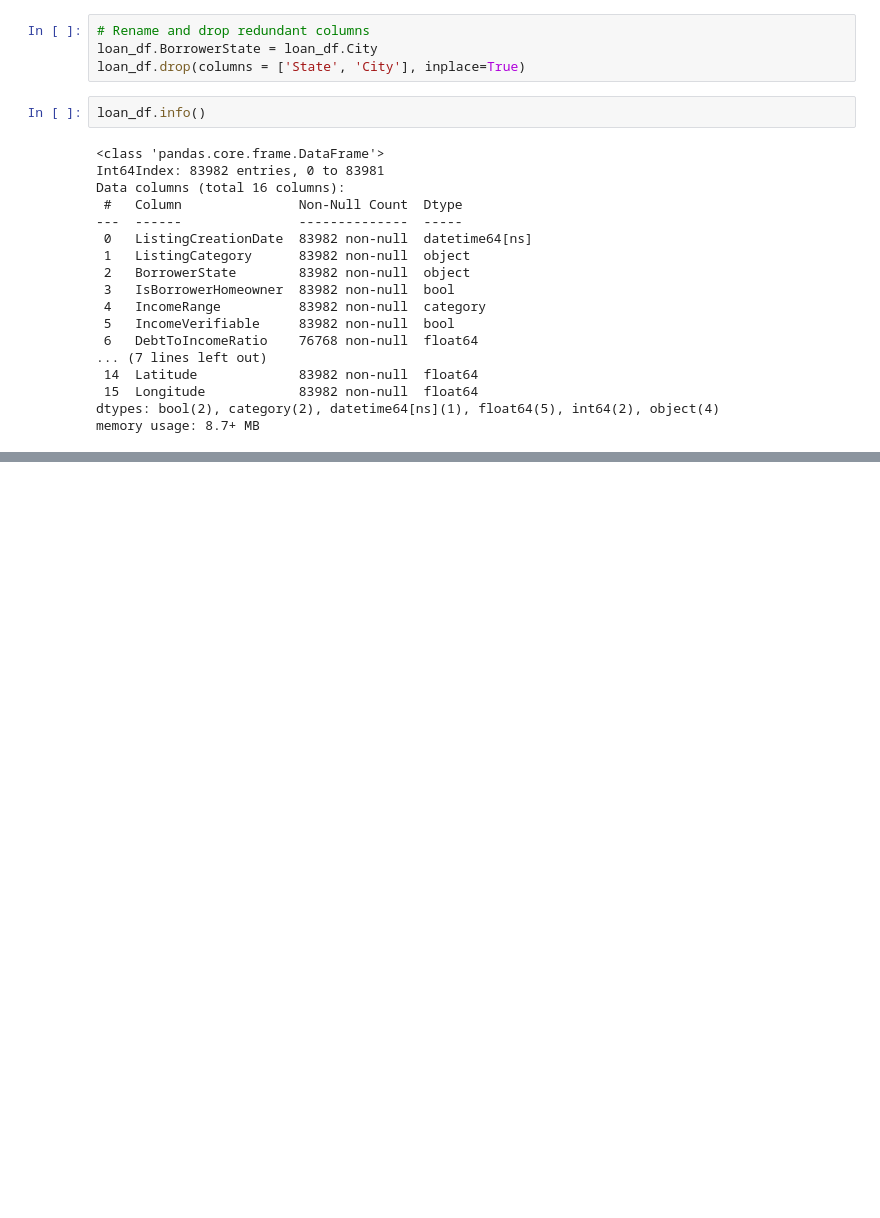
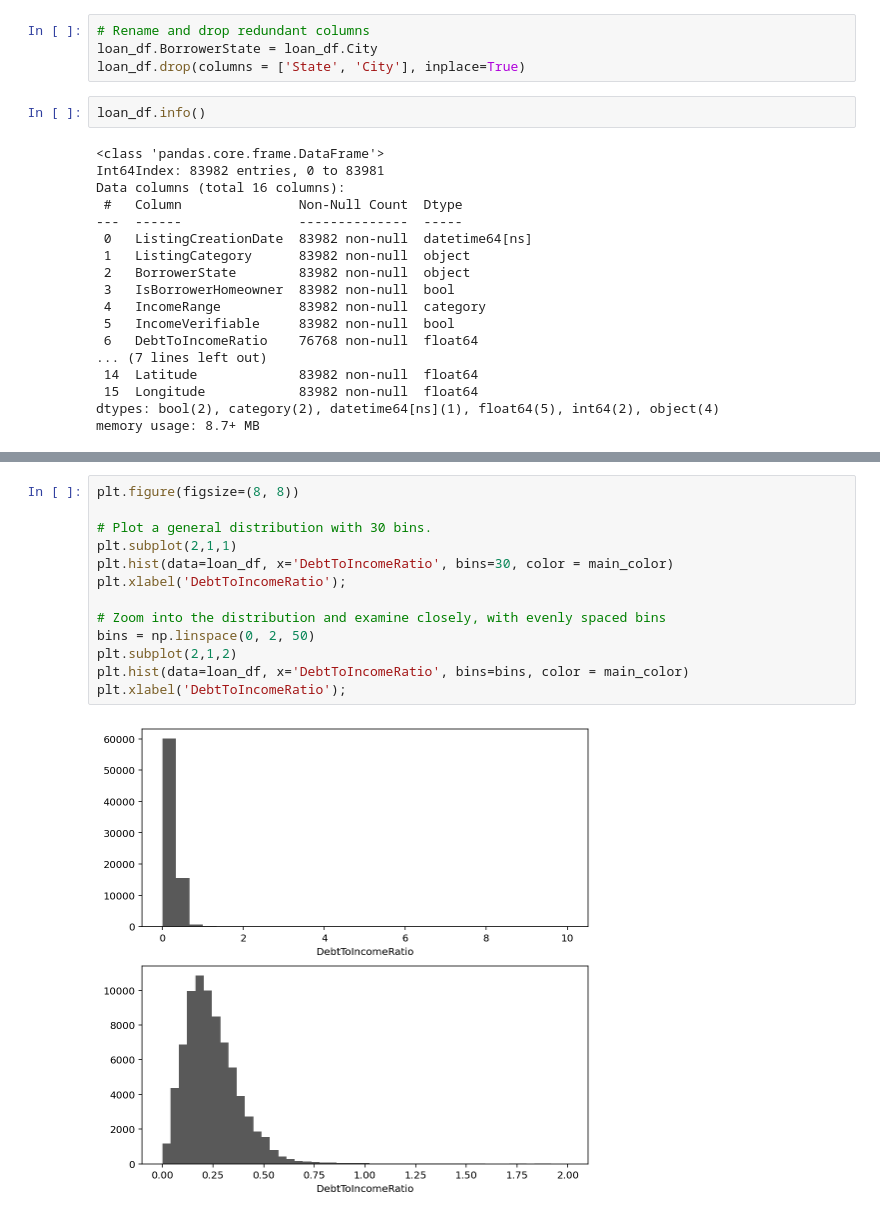
Before and after one commit to Lippins/Prosper-Loan-Data, a Jupyter notebook: exploration.ipynb, the cells around one changed output, grey strips where cells are left out. Cells and saved outputs as stored; diff of their text form; blank space fills up the shorter version.

```diff
--- a/exploration.ipynb
+++ b/exploration.ipynb
@@ -350,0 +395,15 @@ We will explore our data systematically by building univariate, bivariate and mu
+# %%
+plt.figure(figsize=(8, 8))
+
+# Plot a general distribution with 30 bins.
+plt.subplot(2,1,1)
+plt.hist(data=loan_df, x='DebtToIncomeRatio', bins=30, color = main_color)
+plt.xlabel('DebtToIncomeRatio');
+
+# Zoom into the distribution and examine closely, with evenly spaced bins
+bins = np.linspace(0, 2, 50)
+plt.subplot(2,1,2)
+plt.hist(data=loan_df, x='DebtToIncomeRatio', bins=bins, color = main_color)
+plt.xlabel('DebtToIncomeRatio');
+# %% [output]
+[figure, added]
```
Also changed, not shown: parts of 17 cells of this notebook.
